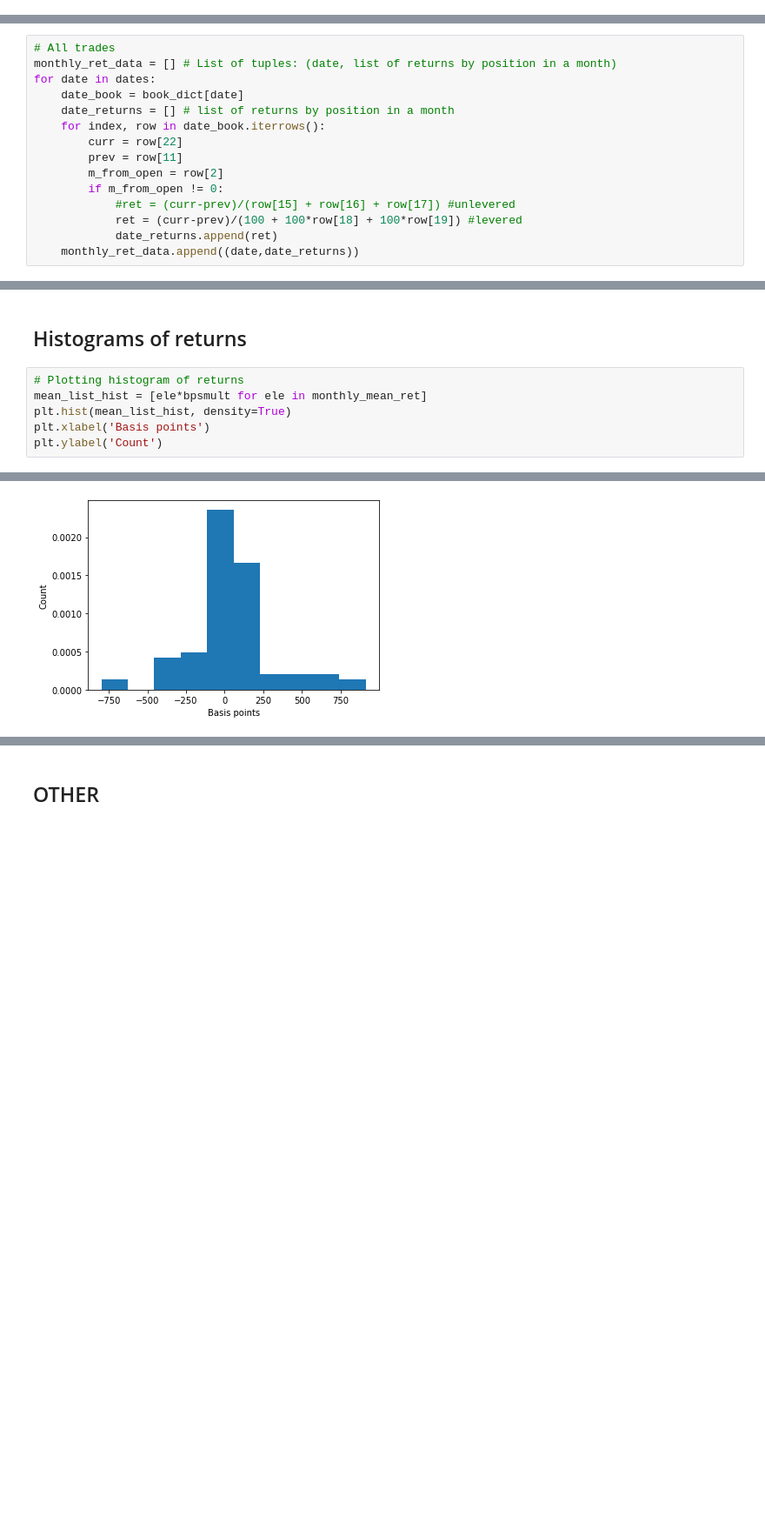
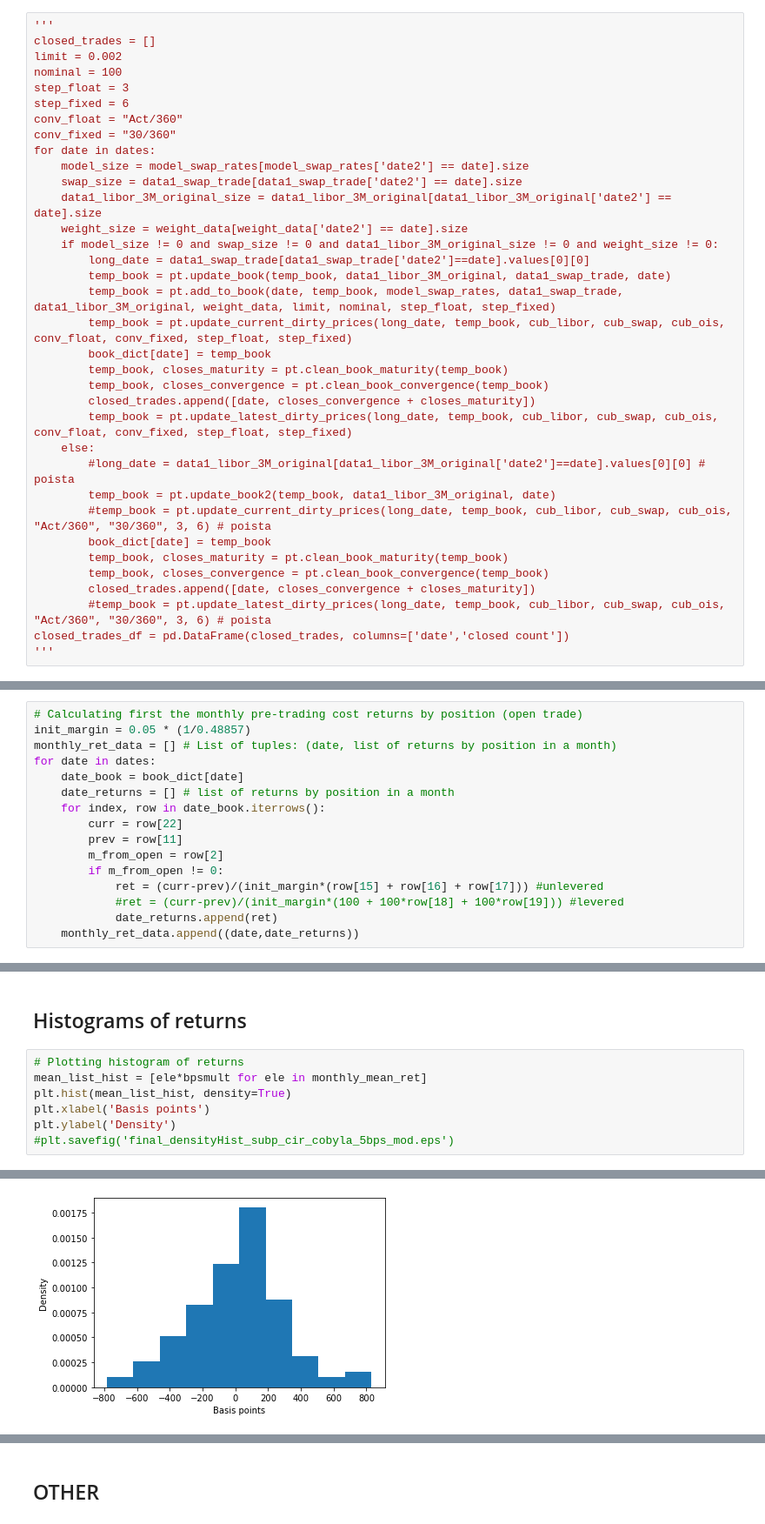
Before and after one commit to mlammi/ycarbitrage, a Jupyter notebook: returns.ipynb, the cells around one changed output, grey strips where cells are left out. Shown: that part at 87% size. Cells and saved outputs as stored; diff of their text form; blank space fills up the shorter version.

```diff
--- a/returns.ipynb
+++ b/returns.ipynb
@@ -17,0 +35,35 @@ import seaborn as sns
+# %%
+'''
+closed_trades = []
+limit = 0.002
+nominal = 100
+step_float = 3
+step_fixed = 6
+conv_float = "Act/360"
+conv_fixed = "30/360"
+for date in dates:
+    model_size = model_swap_rates[model_swap_rates['date2'] == date].size
+    swap_size = data1_swap_trade[data1_swap_trade['date2'] == date].size
+    data1_libor_3M_original_size = data1_libor_3M_original[data1_libor_3M_original['date2'] == date].size
+    weight_size = weight_data[weight_data['date2'] == date].size
+    if model_size != 0 and swap_size != 0 and data1_libor_3M_original_size != 0 and weight_size != 0:
+        long_date = data1_swap_trade[data1_swap_trade['date2']==date].values[0][0]
+        temp_book = pt.update_book(temp_book, data1_libor_3M_original, data1_swap_trade, date)
+        temp_book = pt.add_to_book(date, temp_book, model_swap_rates, data1_swap_trade, data1_libor_3M_original, weight_data, limit, nominal, step_float, step_fixed)
+        temp_book = pt.update_current_dirty_prices(long_date, temp_book, cub_libor, cub_swap, cub_ois, conv_float, conv_fixed, step_float, step_fixed)
+        book_dict[date] = temp_book
+        temp_book, closes_maturity = pt.clean_book_maturity(temp_book)
+        temp_book, closes_convergence = pt.clean_book_convergence(temp_book)
+        closed_trades.append([date, closes_convergence + closes_maturity])
+        temp_book = pt.update_latest_dirty_prices(long_date, temp_book, cub_libor, cub_swap, cub_ois, conv_float, conv_fixed, step_float, step_fixed)
+    else:
+        #long_date = data1_libor_3M_original[data1_libor_3M_original['date2']==date].values[0][0] # poista
+        temp_book = pt.update_book2(temp_book, data1_libor_3M_original, date)
+        #temp_book = pt.update_current_dirty_prices(long_date, temp_book, cub_libor, cub_swap, cub_ois, "Act/360", "30/360", 3, 6) # poista
+        book_dict[date] = temp_book
+        temp_book, closes_maturity = pt.clean_book_maturity(temp_book)
+        temp_book, closes_convergence = pt.clean_book_convergence(temp_book)
+        closed_trades.append([date, closes_convergence + closes_maturity])
+        #temp_book = pt.update_latest_dirty_prices(long_date, temp_book, cub_libor, cub_swap, cub_ois, "Act/360", "30/360", 3, 6) # poista
+closed_trades_df = pd.DataFrame(closed_trades, columns=['date','closed count'])
+'''
@@ -74,7 +255,8 @@ Text(0, 0.5, 'Bps')
 # %% [markdown]
 ## Calculating the returns for open trades at each month ##
 # %%
-# All trades
+# Calculating first the monthly pre-trading cost returns by position (open trade)
+init_margin = 0.05 * (1/0.48857)
 monthly_ret_data = [] # List of tuples: (date, list of returns by position in a month)
 for date in dates:
     date_book = book_dict[date]
@@ -84,8 +266,8 @@ for date in dates:
         prev = row[11]
         m_from_open = row[2]
         if m_from_open != 0:
-            #ret = (curr-prev)/(row[15] + row[16] + row[17]) #unlevered
-            ret = (curr-prev)/(100 + 100*row[18] + 100*row[19]) #levered
+            ret = (curr-prev)/(init_margin*(row[15] + row[16] + row[17])) #unlevered
+            #ret = (curr-prev)/(init_margin*(100 + 100*row[18] + 100*row[19])) #levered
             date_returns.append(ret)
     monthly_ret_data.append((date,date_returns))
 # %% [markdown]
@@ -290,5 +524,6 @@ print(dg.acorr_breusch_godfrey(model, nlags=40))
 mean_list_hist = [ele*bpsmult for ele in monthly_mean_ret]
 plt.hist(mean_list_hist, density=True)
 plt.xlabel('Basis points')
-plt.ylabel('Count')
+plt.ylabel('Density')
+#plt.savefig('final_densityHist_subp_cir_cobyla_5bps_mod.eps')
 # %% [output]
@@ -296,4 +531,4 @@ Text(0, 0.5, 'Count')
-[figure, old version]
+[figure, new version]
 # %%
 p = sns.histplot(data=mean_list_hist, stat='probability')
 p.set_xlabel('Basis points')
```
Also changed, not shown: parts of 52 cells of this notebook, 13 other files.
